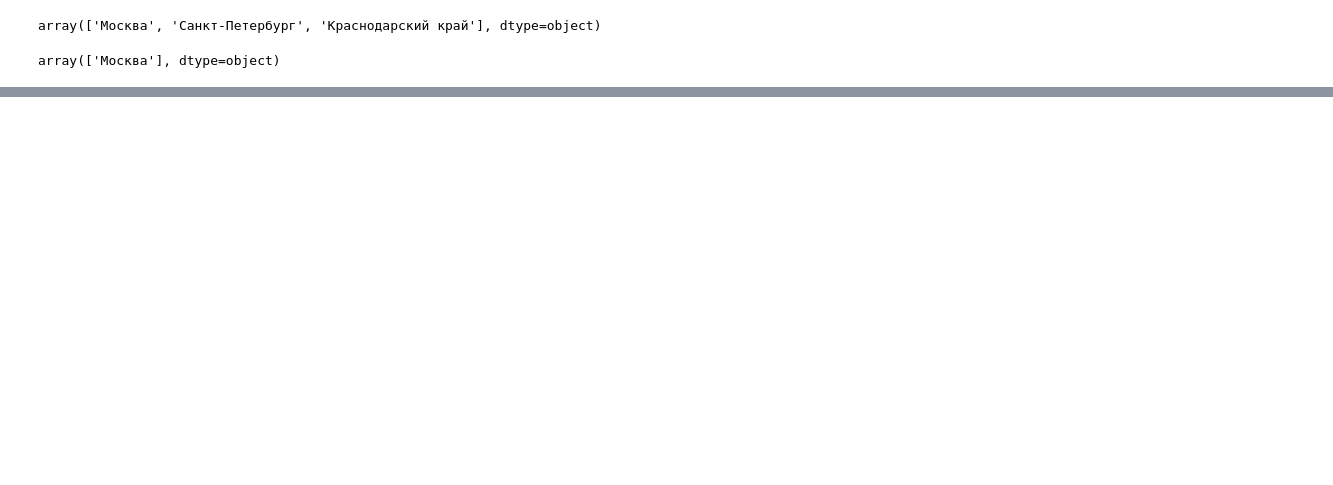
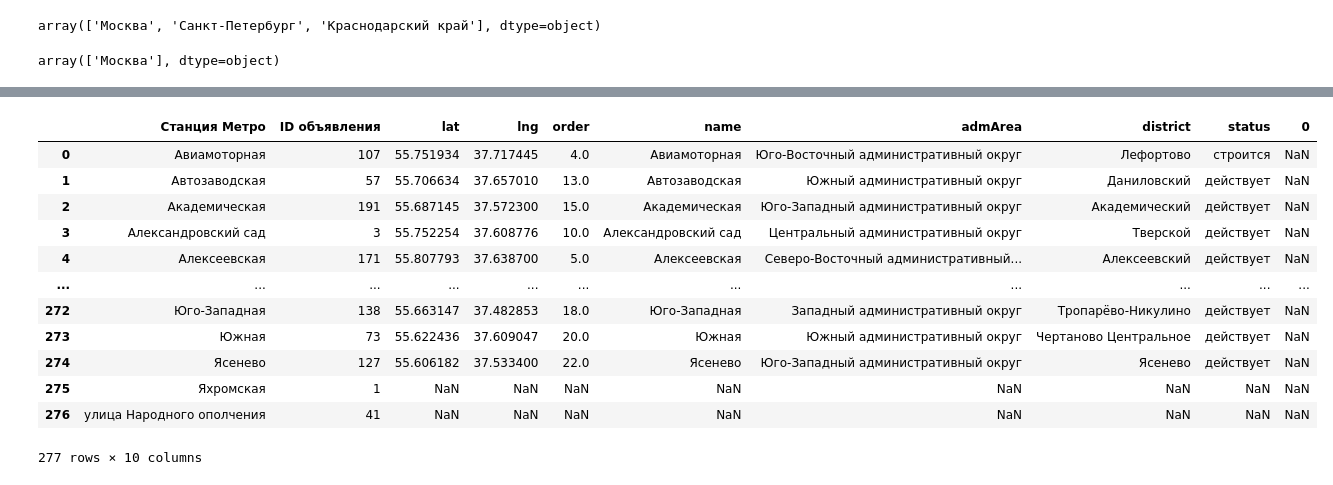
Before and after one commit to osana/real_estate_eda, a Jupyter notebook: real_estate_eda.ipynb, the cells around one changed output, grey strips where cells are left out. Drawn from its saved outputs; the diff is of its cells as text; code cells hidden in the pictures; blank space fills up the shorter version.

```diff
--- a/real_estate_eda.ipynb
+++ b/real_estate_eda.ipynb
@@ -58,0 +295,6 @@ df
+# %%
+#rent['Станция Метро'] = rent['Станция Метро'].str[2:]
+metros = rent.groupby('Станция Метро', as_index=False).agg({'ID  объявления': 'count'})
+#metros = metros.rename(columns={'Станция Метро': 'name'})
+metros
+#metros.merge(metro_metro[['name', 'admArea']].sort_values('name'), how='left')
@@ -58,0 +331,16 @@ df
+# %%
+pd.merge(metros, metro_metro, left_on='Станция Метро', right_on ='Станция Метро', how='left')
+# %% [output]
+|  | Станция Метро | ID объявления | lat | lng | order | name | admArea | district | status | 0 |
+| 0 | Авиамоторная | 107 | 55.751934 | 37.717445 | 4.0 | Авиамоторная | Юго-Восточный административный округ | Лефортово | строится | NaN |
+| 1 | Автозаводская | 57 | 55.706634 | 37.657010 | 13.0 | Автозаводская | Южный административный округ | Даниловский | действует | NaN |
+| 2 | Академическая | 191 | 55.687145 | 37.572300 | 15.0 | Академическая | Юго-Западный административный округ | Академический | действует | NaN |
+| 3 | Александровский сад | 3 | 55.752254 | 37.608776 | 10.0 | Александровский сад | Центральный административный округ | Тверской | действует | NaN |
+| 4 | Алексеевская | 171 | 55.807793 | 37.638700 | 5.0 | Алексеевская | Северо-Восточный административный... | Алексеевский | действует | NaN |
+| ... | ... | ... | ... | ... | ... | ... | ... | ... | ... | ... |
+| 272 | Юго-Западная | 138 | 55.663147 | 37.482853 | 18.0 | Юго-Западная | Западный административный округ | Тропарёво-Никулино | действует | NaN |
+| 273 | Южная | 73 | 55.622436 | 37.609047 | 20.0 | Южная | Южный административный округ | Чертаново Центральное | действует | NaN |
+| 274 | Ясенево | 127 | 55.606182 | 37.533400 | 22.0 | Ясенево | Юго-Западный административный округ | Ясенево | действует | NaN |
+| 275 | Яхромская | 1 | NaN | NaN | NaN | NaN | NaN | NaN | NaN | NaN |
+| 276 | улица Народного ополчения | 41 | NaN | NaN | NaN | NaN | NaN | NaN | NaN | NaN |
+277 rows × 10 columns
```
Also changed, not shown: parts of 33 cells of this notebook.
